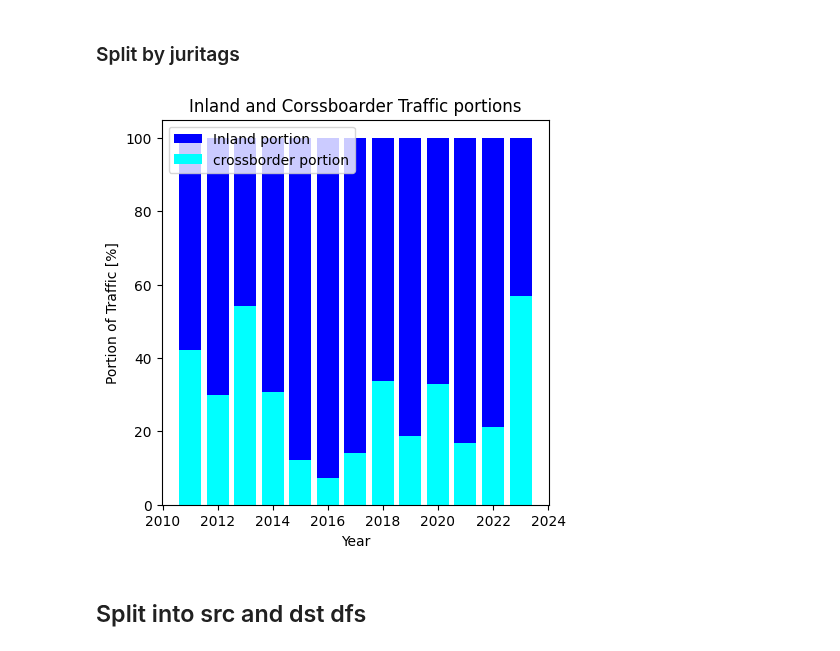
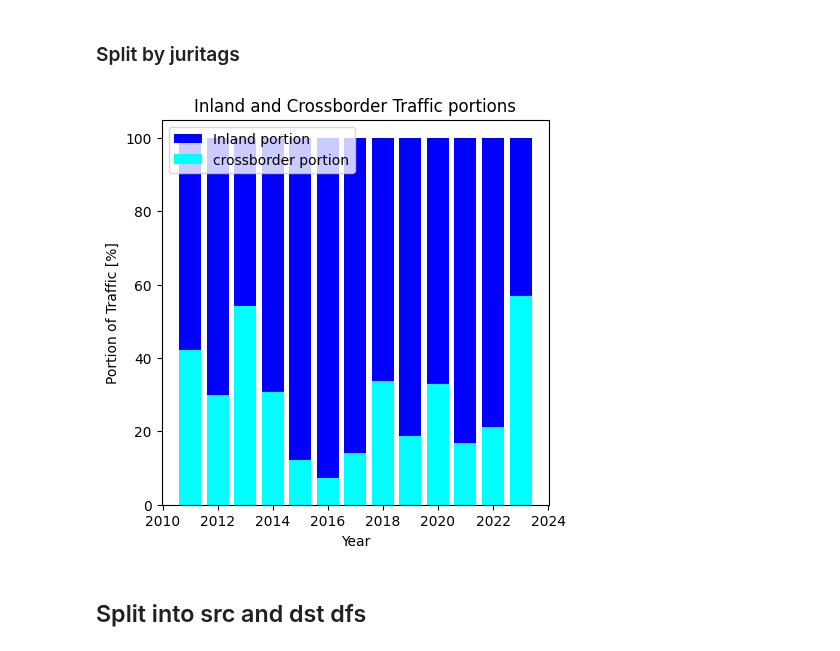
Before and after one commit to FlowDrucka64/MoneyFlow, a Jupyter notebook: data_exploration.ipynb, the cells around one changed output. Cells and saved outputs as stored; diff of their text form; code cells hidden in the pictures.

```diff
--- a/data_exploration.ipynb
+++ b/data_exploration.ipynb
@@ -444,34 +447,35 @@ expanded_df = expanded_df[expanded_df['dst_jurisdictions'] != expanded_df['src_j
 # %%
 # calc overall traffic per year
 yearly = expanded_df_with_inland.groupby(["year"])["value_USD"].sum().reset_index()
 yearly.rename(columns={"value_USD":"value_usd_with"},inplace=True)
 
 yearly_without_inland = expanded_df_with_inland[expanded_df_with_inland['dst_jurisdictions'] != expanded_df_with_inland['src_jurisdictions']]
 yearly["value_usd_without"] = yearly_without_inland.groupby(["year"])["value_USD"].sum().reset_index()["value_USD"]
 yearly["inland portion"] = (1-(yearly["value_usd_without"]/yearly["value_usd_with"]))*100
 yearly["crossborder portion"] = (yearly["value_usd_without"]/yearly["value_usd_with"])*100
 
 yearly.set_index('year',inplace=True)
 
 # Create a figure and axes
 plt.figure(figsize=(5,5))
 
 # Plot the data
 #ax.plot(yearly.index, yearly['inland portion'], color='blue',marker="x",linestyle="dashdot",label="BTC FLOW")
 plt.bar(yearly.index,100,color="blue",label="Inland portion")
 plt.bar(yearly.index,yearly["crossborder portion"],color="cyan",label="crossborder portion")
 
 # Set labels and title
 plt.xlabel('Year')
 plt.ylabel('Portion of Traffic [%]')
-plt.title('Inland and Corssboarder Traffic portions')
+plt.title('Inland and Crossborder Traffic portions')
 
 plt.legend(loc='upper left',ncol=1)
+plt.savefig('figs/xbordertraffic.png')
 
 # Display the plot
 plt.show()
 # %% [output]
-[figure, old version]
+[figure, new version]
 # %% [markdown]
 ## Split into src and dst dfs
 # %%
```
Also changed, not shown: parts of 8 cells of this notebook.
